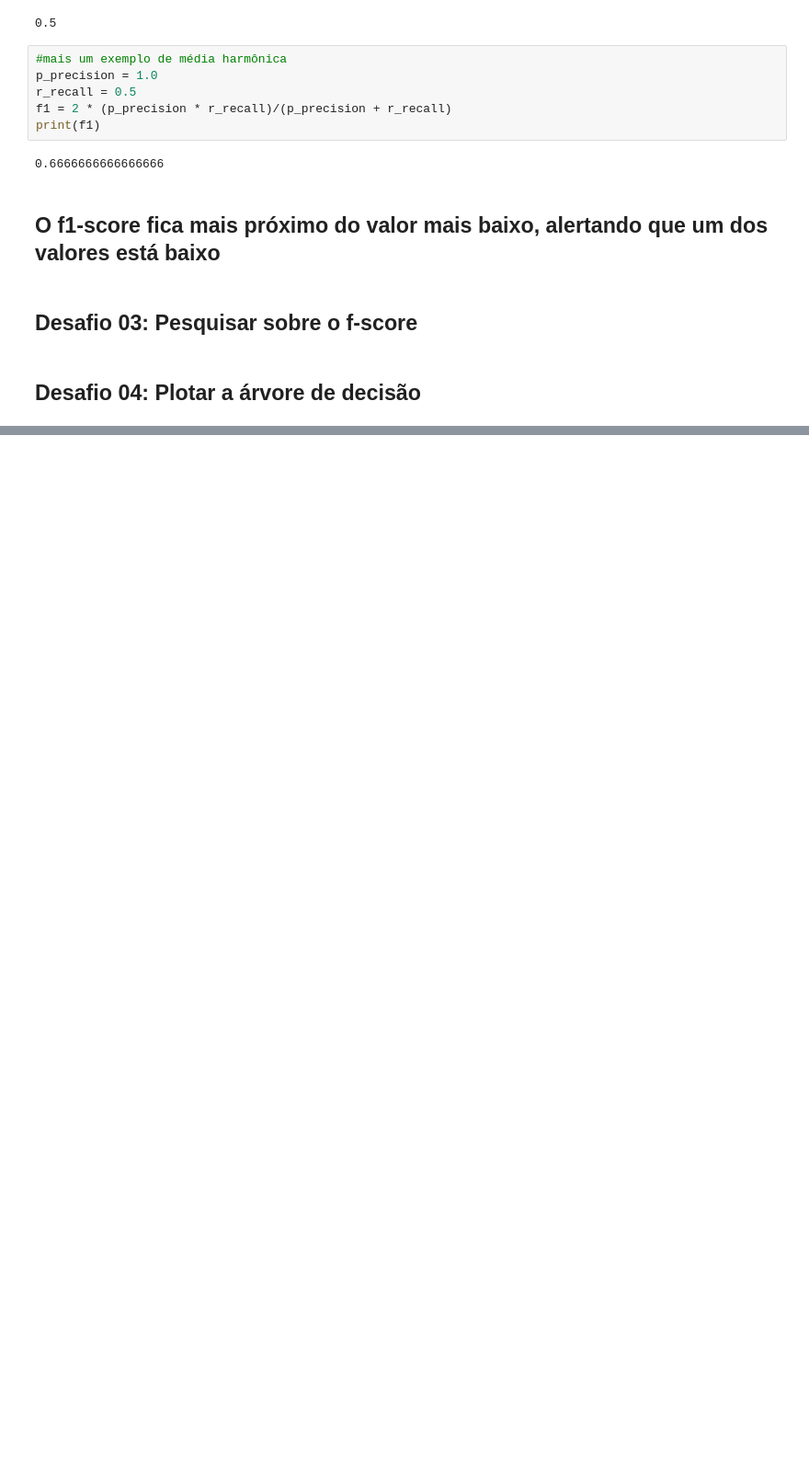
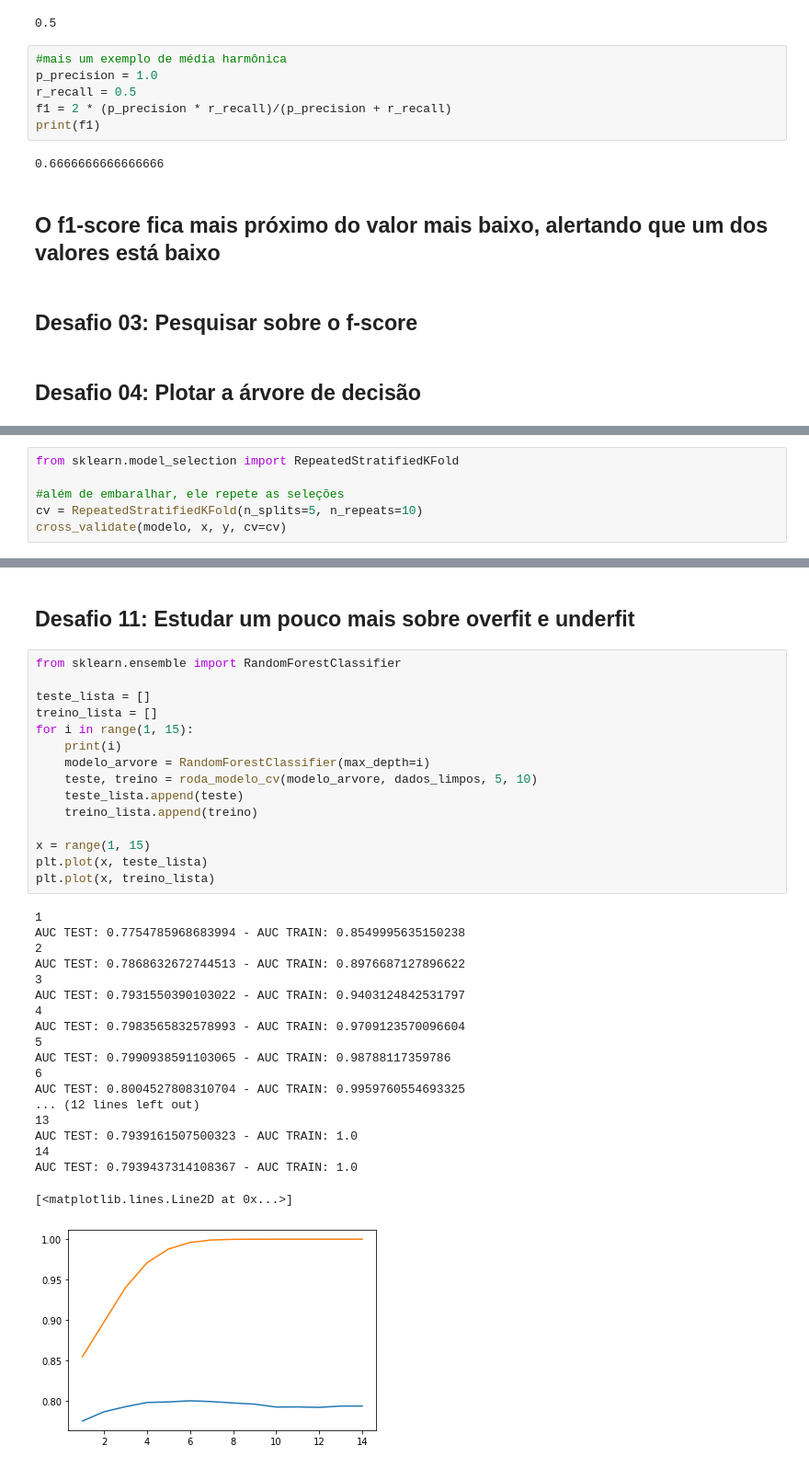
Before and after one commit to cmattosr/bootcampDS_Mod05, a Jupyter notebook: Modulo06.ipynb, the cells around one changed output, grey strips where cells are left out. Shown at 92% size. Drawn from its saved outputs; the diff is of its cells as text; blank space fills up the shorter version.

Commit message:
Desafio13

```diff
--- a/Modulo06.ipynb
+++ b/Modulo06.ipynb
@@ -206,0 +297,6 @@ _ = tree.plot_tree(modelo_arvore, filled=True)
+# %%
+from sklearn.model_selection import RepeatedStratifiedKFold
+
+#além de embaralhar, ele repete as seleções
+cv = RepeatedStratifiedKFold(n_splits=5, n_repeats=10)
+cross_validate(modelo, x, y, cv=cv)
@@ -206,0 +428,37 @@ _ = tree.plot_tree(modelo_arvore, filled=True)
+# %% [markdown]
+## Desafio 11: Estudar um pouco mais sobre overfit e underfit
+# %%
+from sklearn.ensemble import RandomForestClassifier
+
+teste_lista = []
+treino_lista = []
+for i in range(1, 15):
+    print(i)
+    modelo_arvore = RandomForestClassifier(max_depth=i)
+    teste, treino = roda_modelo_cv(modelo_arvore, dados_limpos, 5, 10)
+    teste_lista.append(teste)
+    treino_lista.append(treino)
+
+x = range(1, 15)
+plt.plot(x, teste_lista)
+plt.plot(x, treino_lista)
+# %% [output]
+1
+AUC TEST: 0.7754785968683994 - AUC TRAIN: 0.8549995635150238
+2
+AUC TEST: 0.7868632672744513 - AUC TRAIN: 0.8976687127896622
+3
+AUC TEST: 0.7931550390103022 - AUC TRAIN: 0.9403124842531797
+4
+AUC TEST: 0.7983565832578993 - AUC TRAIN: 0.9709123570096604
+5
+AUC TEST: 0.7990938591103065 - AUC TRAIN: 0.98788117359786
+6
+AUC TEST: 0.8004527808310704 - AUC TRAIN: 0.9959760554693325
+... (12 lines left out)
+13
+AUC TEST: 0.7939161507500323 - AUC TRAIN: 1.0
+14
+AUC TEST: 0.7939437314108367 - AUC TRAIN: 1.0
+[<matplotlib.lines.Line2D at 0x...>]
+[figure, added]
```
Also changed, not shown: parts of 34 cells of this notebook, 1 other file.
